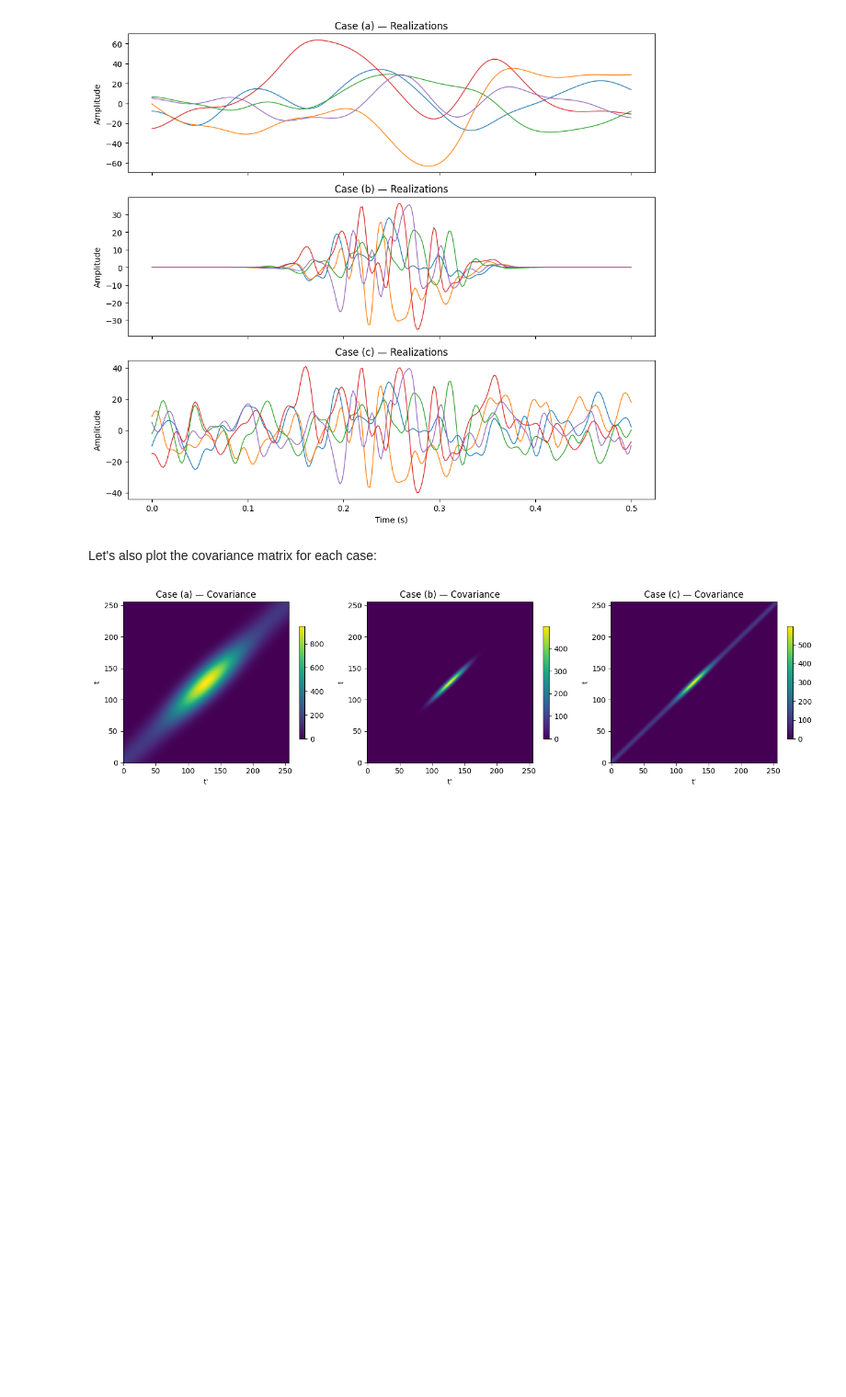
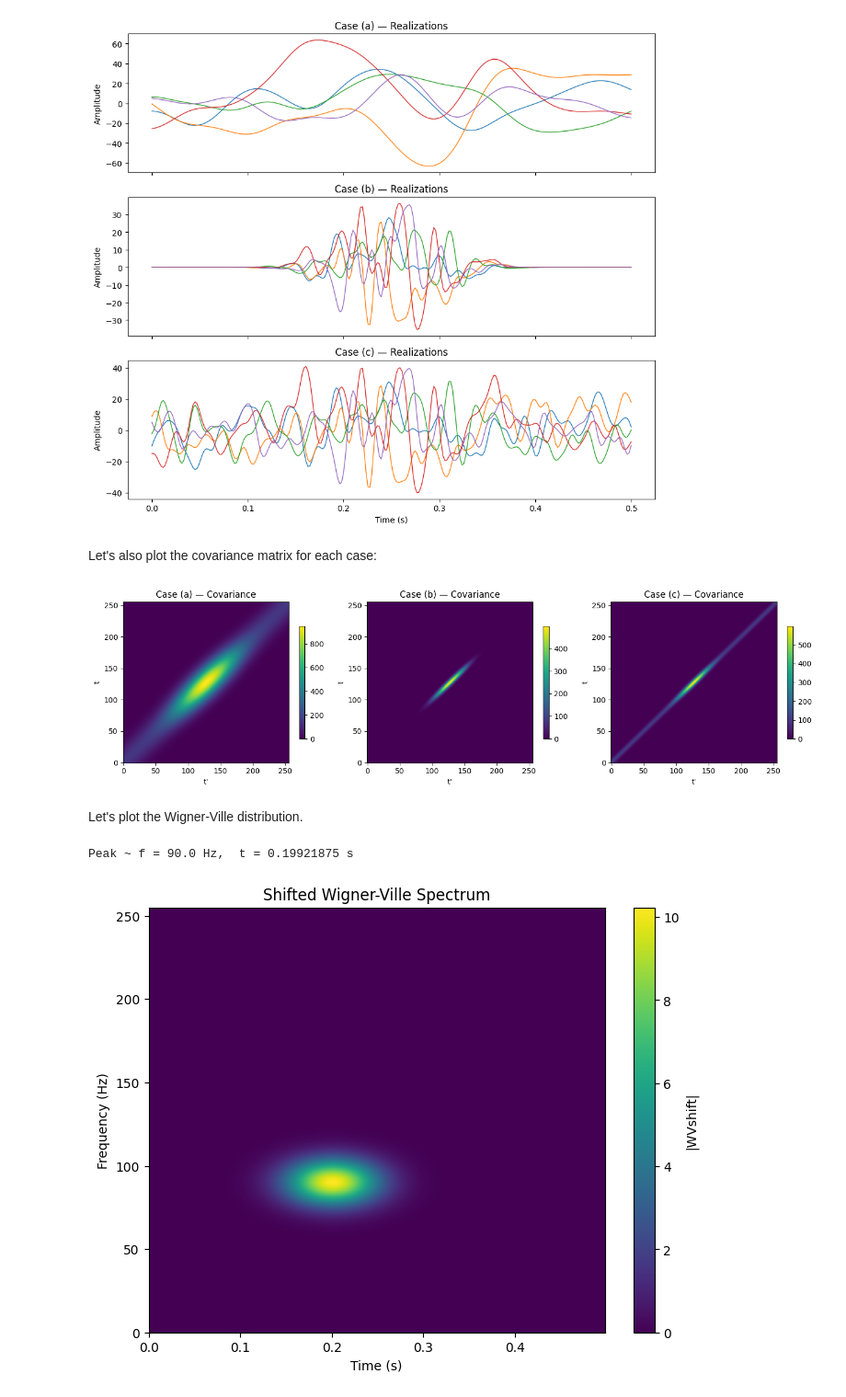
Before and after one commit to RacheleAnderson/lsp-sim, a Jupyter notebook: notebooks/demo_lsp_sim.ipynb, the cells around one changed output. Shown: that part at 92% size. Cells and saved outputs as stored; diff of their text form; code cells hidden in the pictures; blank space fills up the shorter version.

Commit message:
function to calculate WV + quick jupyter demo

```diff
--- a/notebooks/demo_lsp_sim.ipynb
+++ b/notebooks/demo_lsp_sim.ipynb
@@ -104,3 +104,48 @@ plt.tight_layout()
 plt.show()
 # %% [output]
 [figure]
+# %% [markdown]
+Let's plot the Wigner-Ville distribution.
+# %%
+from lsp_sim.wv_lsp import wvshifted_lsp
+
+# Parameters
+a_q = 500
+b_q = 0.2
+c_q = 800
+c_r = 15000
+noise = 0
+dataN = 256
+
+T0 = 0
+Tf = 0.5
+delta_t = abs(Tf - T0) / (dataN - 1)
+time_vec = T0 + np.arange(dataN) * delta_t
+
+fs = 512
+f0 = 90   # Hz
+nfft = 512
+
+WVshift, TI, FI, WV0 = wvshifted_lsp(noise, a_q, b_q, c_q, c_r, dataN, f0, fs, nfft)
+
+# Check peak freq and time
+# If WVshift is (time, freq): use WVshift.T in sums
+peak_freq_bin = np.argmax(np.abs(WVshift).T.sum(axis=1))
+peak_time_bin = np.argmax(np.abs(WVshift).sum(axis=1))
+print("Peak ~ f =", FI[peak_freq_bin], "Hz,  t =", TI[peak_time_bin], "s")
+
+
+# Quick visualization
+plt.figure(figsize=(8,6))
+plt.imshow(np.abs(WVshift).T, aspect='auto',
+           extent=[TI[0], TI[-1], FI[0], FI[-1]],
+           origin='lower')
+plt.colorbar(label='|WVshift|')
+plt.xlabel("Time (s)")
+plt.ylabel("Frequency (Hz)")
+plt.title("Shifted Wigner-Ville Spectrum")
+
+plt.show()
+# %% [output]
+Peak ~ f = 90.0 Hz,  t = 0.19921875 s
+[figure, added]
```
Also changed, not shown: 1 other file.
